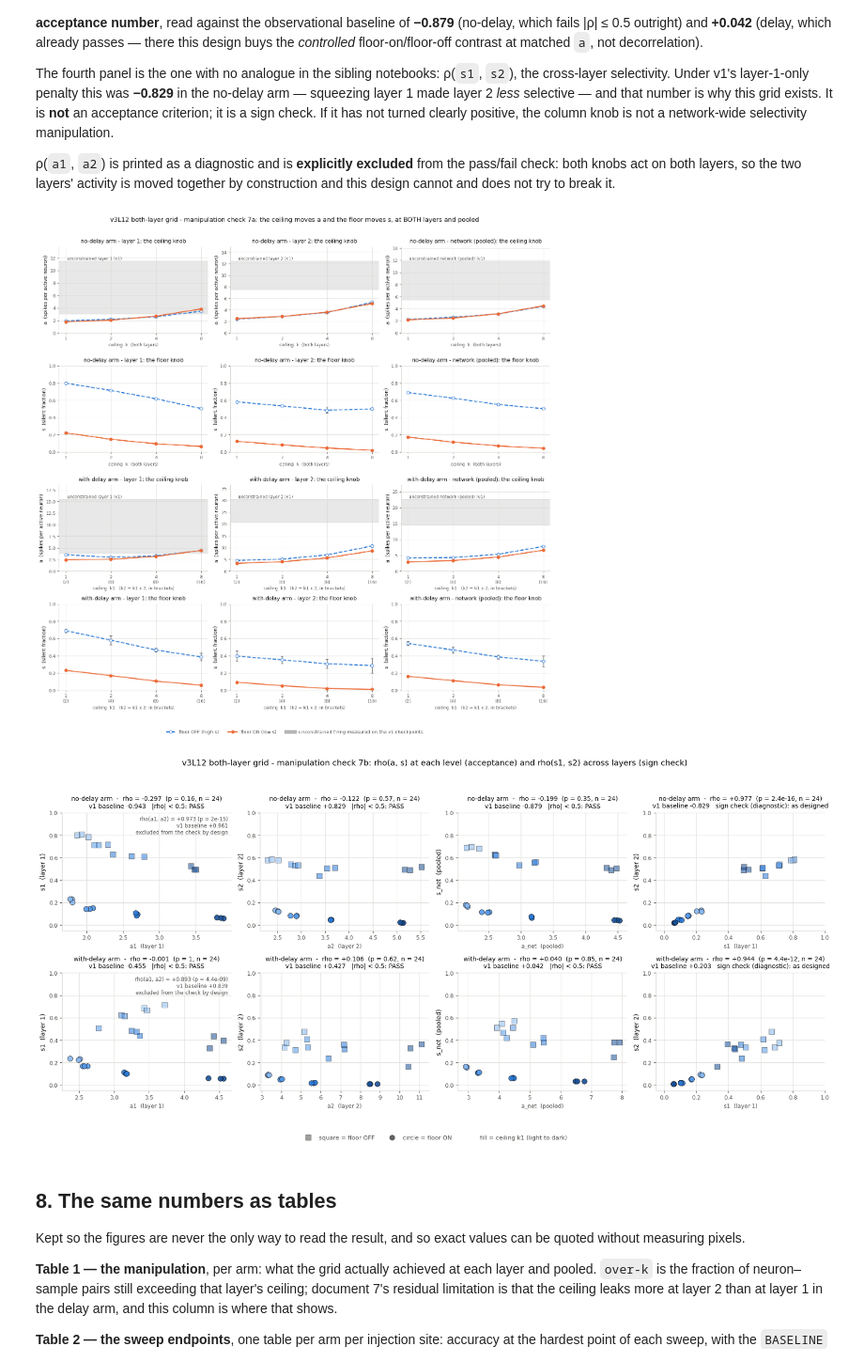
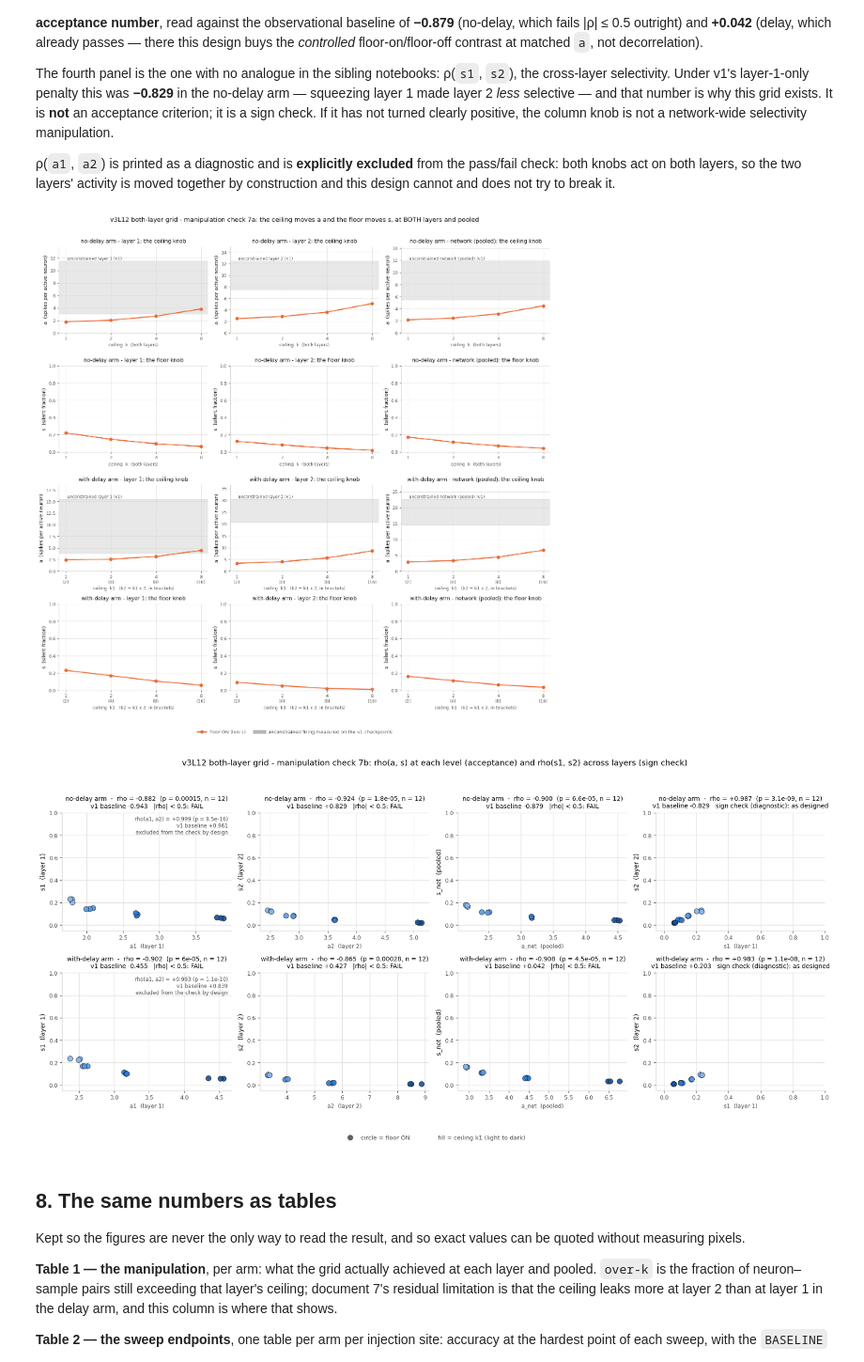
Before and after one commit to Laaaaack/beyond-beyond-rate, a Jupyter notebook: my_project/exp_sparse_network/result_visualization/bothLayer/results_visualization.ipynb, the cells around one changed output. Shown at 94% size. Saved outputs shown, nothing was run; the diff lists cells and outputs as text; code cells hidden in the pictures.

```diff
--- a/my_project/exp_sparse_network/result_visualization/bothLayer/results_visualization.ipynb
+++ b/my_project/exp_sparse_network/result_visualization/bothLayer/results_visualization.ipynb
@@ -602,14 +630,15 @@ for row, (arm, arm_label) in enumerate(ARMS):
         per_setup = load_per_setup(arm, folder, stem)
         positions = np.arange(len(SITES))
 
-        for index, floor in enumerate([0.0, 1.0]):
+        drawn_floors = floor_levels()
+        for index, floor in enumerate(drawn_floors):
             means, errs = [], []
             for site, _ in SITES:
                 values = [per_setup[f"k{k:g}_floor{floor:g}"][f"retention_{site}"]
                           for k in levels]
                 means.append(float(np.mean(values)))
                 errs.append(float(np.std(values)))
-            offset = (index - 0.5) * (width + 0.02)
+            offset = bar_offset(index, len(drawn_floors), width)
             axis.bar(positions + offset, means, width, yerr=errs, capsize=3,
                      color=FLOOR_COLOUR[floor], edgecolor="#fcfcfb", linewidth=1.5,
                      error_kw=dict(ecolor=INK_MUTED, lw=1.2), zorder=2)
@@ -626,9 +655,10 @@ for row, (arm, arm_label) in enumerate(ARMS):
 
 axes[0][0].set_ylim(0.0, 1.15)
 
-handles = [
-    plt.Rectangle((0, 0), 1, 1, color=FLOOR_COLOUR[0.0], label="floor OFF (high s)"),
-    plt.Rectangle((0, 0), 1, 1, color=FLOOR_COLOUR[1.0], label="floor ON (low s)"),
+handles = [plt.Rectangle((0, 0), 1, 1, color=FLOOR_COLOUR[floor],
+                        label=FLOOR_LABEL[floor])
+           for floor in floor_levels()]
+handles += [
     plt.Line2D([], [], color=INK, linestyle="-.", linewidth=1,
                label="retention = 1.0 (perturbation cost nothing)"),
 ]
@@ -702,7 +732,7 @@ for arm_index, (arm, arm_label) in enumerate(ARMS):
                 ("silent_fraction", "s  (silent fraction)")]):
             axis = axes[arm_index * 2 + offset][col]
             key = f"{statistic}_{suffix}"
-            for floor in (0.0, 1.0):
+            for floor in floor_levels():
                 rows = [per_setup[f"k{k:g}_floor{floor:g}"] for k in levels]
                 means = np.array([row[key] for row in rows])
                 errs = np.array([row[f"{key}_std"] for row in rows])
@@ -731,11 +761,10 @@ for arm_index, (arm, arm_label) in enumerate(ARMS):
                 axis.set_title(f"{arm_label} - {layer_label}: the floor knob",
                                fontsize=11, color=INK, pad=8)
 
-handles = [
-    plt.Line2D([], [], color=FLOOR_COLOUR[0.0], linewidth=2, linestyle="--",
-               marker="o", markerfacecolor="white", label="floor OFF (high s)"),
-    plt.Line2D([], [], color=FLOOR_COLOUR[1.0], linewidth=2, linestyle="-",
-               marker="o", label="floor ON (low s)"),
+handles = [plt.Line2D([], [], color=FLOOR_COLOUR[floor], linewidth=2,
+                      label=FLOOR_LABEL[floor], **FLOOR_STYLE[floor])
+           for floor in floor_levels()]
+handles += [
     plt.Line2D([], [], color=INK, alpha=0.3, linewidth=8,
                label="unconstrained firing measured on the v1 checkpoints"),
 ]
@@ -747,7 +776,7 @@ figure.suptitle("v3L12 both-layer grid - manipulation check 7a: the ceiling move
 figure.tight_layout(rect=(0, 0.025, 1, 0.97))
 plt.show()
 # %% [output]
-[figure, old version]
+[figure, new version]
 # %%
 def pearson(x: np.ndarray, y: np.ndarray) -> tuple:
     """Return (r, two-sided p) for a Pearson correlation, via scipy if available."""
@@ -775,7 +804,8 @@ figure, axes = plt.subplots(2, 4, figsize=(18, 8.5))
 
 for row, (arm, arm_label) in enumerate(ARMS):
     per_checkpoint = load_results(arm, "shd", "shd")["per_checkpoint"]
-    rows = list(per_checkpoint.values())
+    rows = [entry for entry in per_checkpoint.values()
+            if show_floor(entry["floor_strength"])]
 
     for col, (key, x_key, y_key, xlabel, ylabel, is_acceptance) in enumerate(SCATTERS):
         axis = axes[row][col]
@@ -805,39 +835,42 @@ for row, (arm, arm_label) in enumerate(ARMS):
         if key == "s1s2":
             axis.set_xlim(-0.05, 1.0)
         axis.set_title(f"{arm_label}  -  rho = {r_value:+.3f}  "
                        f"(p = {p_value:.2g}, n = {len(rows)})\n{second_line}",
                        fontsize=10, color=INK, pad=8)
         style_axis(axis)
 
     # The cross-layer activity confound: reported, never part of the verdict.
     activity_r, activity_p = pearson(
         np.array([entry["spikes_per_active_neuron_l1"] for entry in rows]),
         np.array([entry["spikes_per_active_neuron_l2"] for entry in rows]))
     axes[row][0].text(
         0.98, 0.97,
         f"rho(a1, a2) = {activity_r:+.3f} (p = {activity_p:.2g})\n"
         f"v1 baseline {'+0.961' if arm == 'nodelay' else '+0.839'}\n"
         f"excluded from the check by design",
         transform=axes[row][0].transAxes, ha="right", va="top", fontsize=8.5,
         color=INK_MUTED)
 
-handles = [
-    plt.Line2D([], [], color=INK_MUTED, linestyle="none", marker="s", markersize=8,
-               alpha=0.55, label="square = floor OFF"),
-    plt.Line2D([], [], color=INK_MUTED, linestyle="none", marker="o", markersize=8,
-               alpha=0.9, label="circle = floor ON"),
+MARKER_HANDLES = {
+    0.0: plt.Line2D([], [], color=INK_MUTED, linestyle="none", marker="s",
+                    markersize=8, alpha=0.55, label="square = floor OFF"),
+    1.0: plt.Line2D([], [], color=INK_MUTED, linestyle="none", marker="o",
+                    markersize=8, alpha=0.9, label="circle = floor ON"),
+}
+handles = [MARKER_HANDLES[floor] for floor in floor_levels()]
+handles += [
     plt.Line2D([], [], color=INK_MUTED, linestyle="none",
                label="fill = ceiling k1 (light to dark)"),
 ]
 figure.legend(handles=handles, loc="lower center", ncol=3, frameon=False,
               fontsize=9.5, labelcolor=INK_MUTED, bbox_to_anchor=(0.5, -0.04))
 figure.suptitle("v3L12 both-layer grid - manipulation check 7b: rho(a, s) at each "
                 "level (acceptance) and rho(s1, s2) across layers (sign check)",
                 fontsize=13, color=INK)
 figure.tight_layout(rect=(0, 0.04, 1, 0.94))
 plt.show()
 # %% [output]
-[figure, old version]
+[figure, new version]
 # %% [markdown]
 ## 8. The same numbers as tables
 
```
Also changed, not shown: parts of 9 cells of this notebook, 4 other files.
